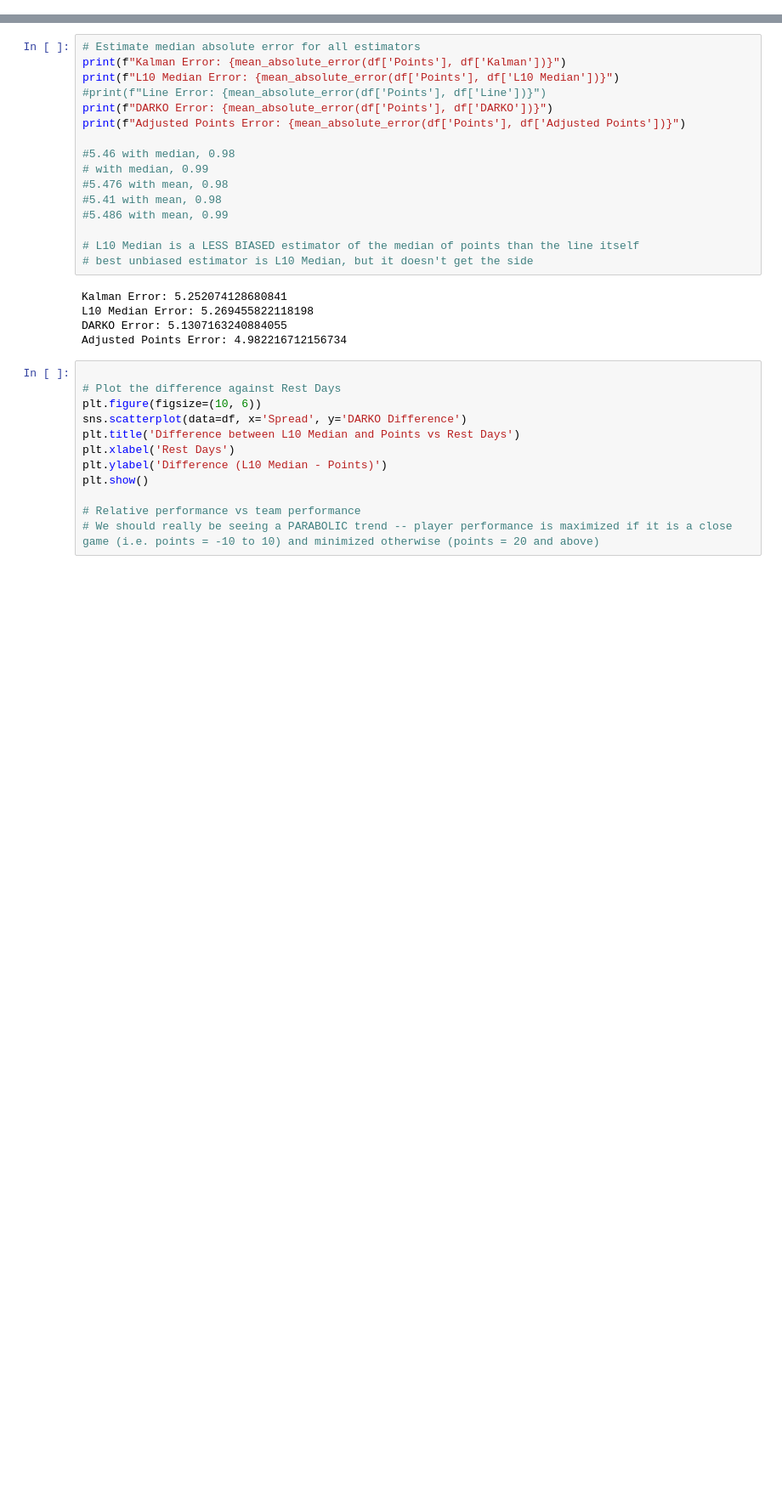
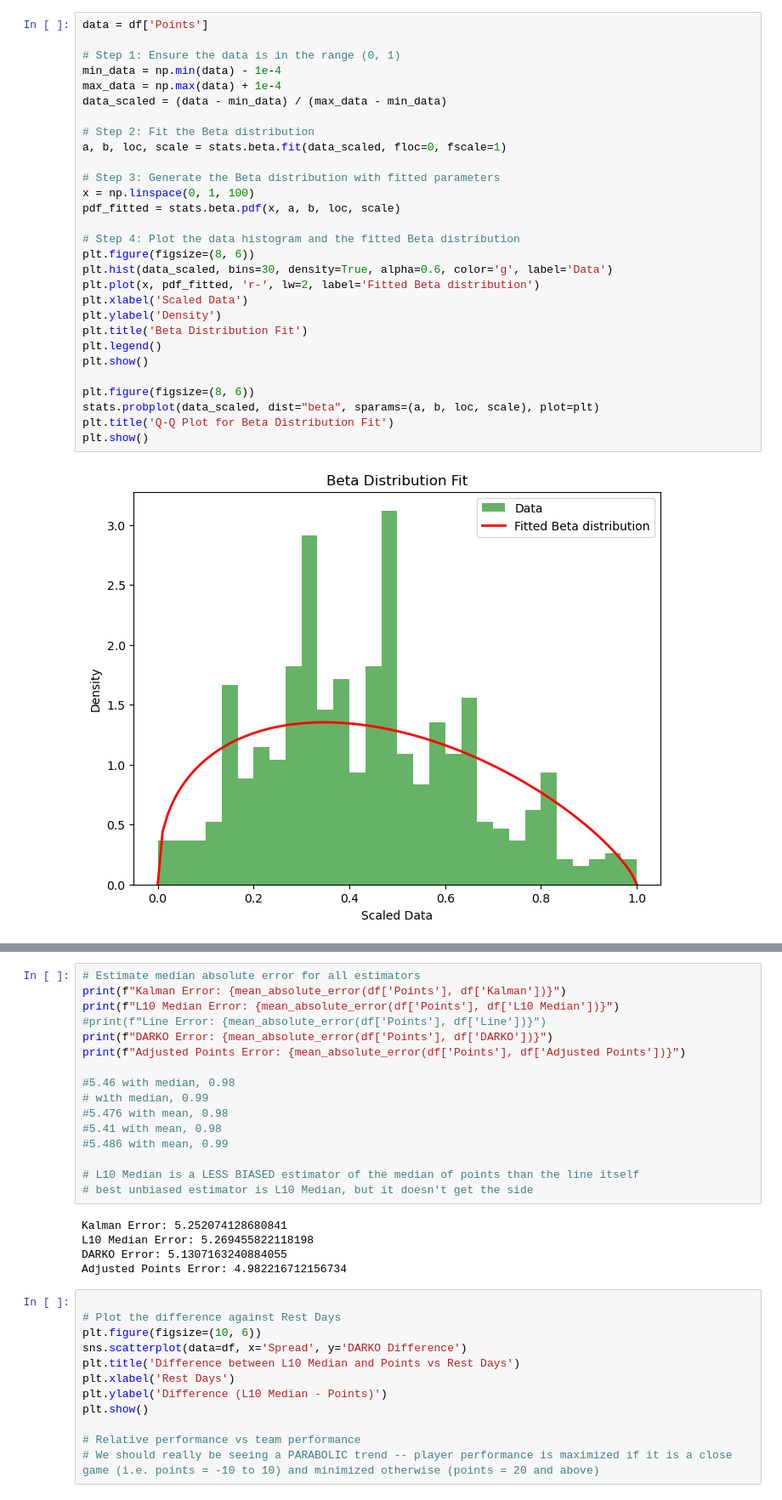
Before and after one commit to chessgoose/nba-ml-predictions, a Jupyter notebook: data_exploration.ipynb, the cells around one changed output, grey strips where cells are left out. Shown at 85% size. Drawn from its saved outputs; the diff is of its cells as text; blank space fills up the shorter version.

```diff
--- a/data_exploration.ipynb
+++ b/data_exploration.ipynb
@@ -68,0 +70,31 @@ plt.show()
+# %%
+data = df['Points']
+
+# Step 1: Ensure the data is in the range (0, 1)
+min_data = np.min(data) - 1e-4
+max_data = np.max(data) + 1e-4
+data_scaled = (data - min_data) / (max_data - min_data)
+
+# Step 2: Fit the Beta distribution
+a, b, loc, scale = stats.beta.fit(data_scaled, floc=0, fscale=1)
+
+# Step 3: Generate the Beta distribution with fitted parameters
+x = np.linspace(0, 1, 100)
+pdf_fitted = stats.beta.pdf(x, a, b, loc, scale)
+
+# Step 4: Plot the data histogram and the fitted Beta distribution
+plt.figure(figsize=(8, 6))
+plt.hist(data_scaled, bins=30, density=True, alpha=0.6, color='g', label='Data')
+plt.plot(x, pdf_fitted, 'r-', lw=2, label='Fitted Beta distribution')
+plt.xlabel('Scaled Data')
+plt.ylabel('Density')
+plt.title('Beta Distribution Fit')
+plt.legend()
+plt.show()
+
+plt.figure(figsize=(8, 6))
+stats.probplot(data_scaled, dist="beta", sparams=(a, b, loc, scale), plot=plt)
+plt.title('Q-Q Plot for Beta Distribution Fit')
+plt.show()
+# %% [output]
+[figure, added]
```
Also changed, not shown: parts of 6 cells of this notebook, 21 other files.
